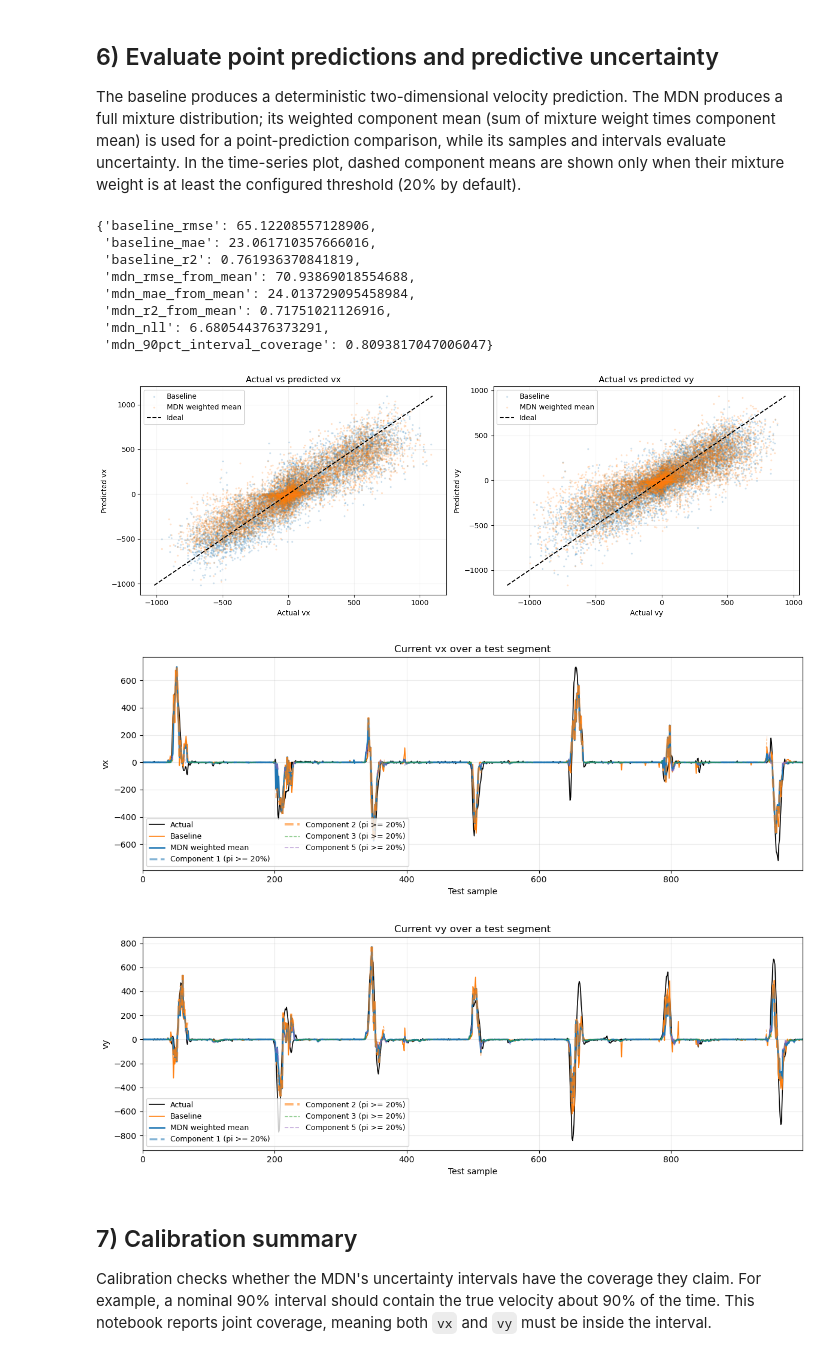
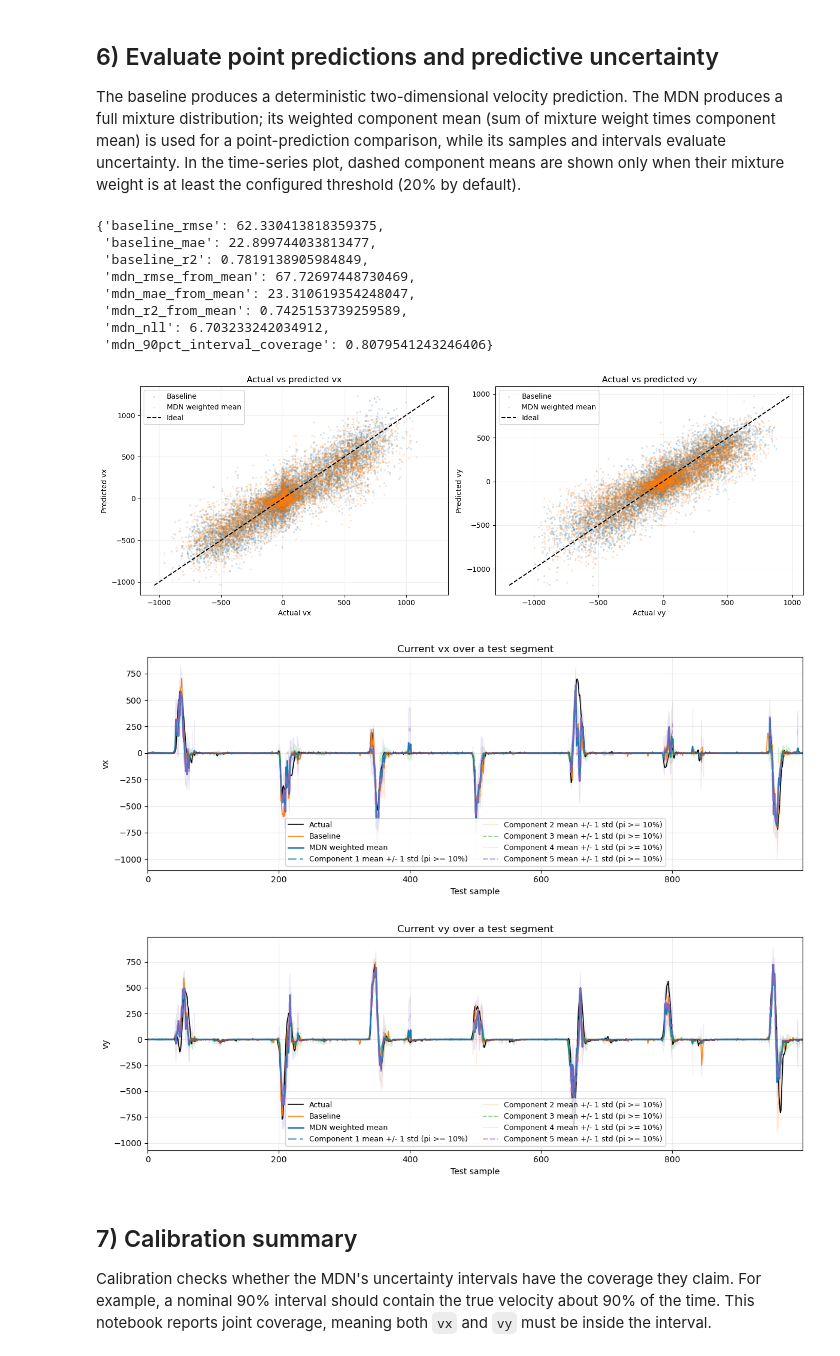
Before and after one commit to angelrodriguez0617/mdn-motor-decoding, a Jupyter notebook: mdn_future_motor_intent.ipynb, the cells around one changed output. Cells and saved outputs as stored; diff of their text form; code cells hidden in the pictures.

```diff
--- a/mdn_future_motor_intent.ipynb
+++ b/mdn_future_motor_intent.ipynb
@@ -337,8 +337,9 @@ id
 
 The training and validation/test partitions below are temporal partitions of the labeled training recording. Both models use exactly the same inputs and current-velocity targets, so their deterministic predictions can be compared fairly.
 # %%
-# Rebin from 1 ms to 20 ms; horizon_bins=0 decodes current velocity.
-dataset.resample(20)
+# Rebin from 1 ms to 20 ms;
+bin_size = 20
+dataset.resample(bin_size)
 data = dataset.data
 
 spike_data = data["spikes"]
@@ -361,12 +362,15 @@ spikes_m1 = spikes_m1[valid]
 spikes_pmd = spikes_pmd[valid]
 velocity = velocity[valid]
 
+window_ms = 100 # window size in ms
+horizon_ms = 100 # horizon_ms=0 decodes current velocity.
+
 neural, vel = prepare_mc_maze_arrays(spikes_m1, spikes_pmd, velocity)
 X, y = build_windowed_features(
     neural,
     vel,
-    window_bins=5,
-    horizon_bins=0,
+    window_bins=window_ms // bin_size,
+    horizon_bins=horizon_ms // bin_size,
 )
 
 (train_X, train_y), (val_X, val_y), (test_X, test_y) = split_train_val_test(X, y)
@@ -555,14 +561,14 @@ results = {
 
 results
 # %% [output]
-{'baseline_rmse': 65.12208557128906,
- 'baseline_mae': 23.061710357666016,
- 'baseline_r2': 0.761936370841819,
- 'mdn_rmse_from_mean': 70.93869018554688,
- 'mdn_mae_from_mean': 24.013729095458984,
- 'mdn_r2_from_mean': 0.71751021126916,
- 'mdn_nll': 6.680544376373291,
- 'mdn_90pct_interval_coverage': 0.8093817047006047}
+{'baseline_rmse': 62.330413818359375,
+ 'baseline_mae': 22.899744033813477,
+ 'baseline_r2': 0.7819138905984849,
+ 'mdn_rmse_from_mean': 67.72697448730469,
+ 'mdn_mae_from_mean': 23.310619354248047,
+ 'mdn_r2_from_mean': 0.7425153739259589,
+ 'mdn_nll': 6.703233242034912,
+ 'mdn_90pct_interval_coverage': 0.8079541243246406}
 # %%
 # Compare point predictions.
 fig, axes = plt.subplots(1, 2, figsize=(14, 5))
@@ -588,7 +594,7 @@ from matplotlib.collections import LineCollection
 # Use a shorter segment and separate figures so individual curves remain readable.
 n_plot = min(1000, len(Y))
 time = np.arange(n_plot)
-component_threshold = 0.20
+component_threshold = 0.10
 
 for i, label in enumerate(["vx", "vy"]):
     fig, ax = plt.subplots(figsize=(12, 4.5))
@@ -615,36 +621,36 @@ for i, label in enumerate(["vx", "vy"]):
         lower = np.where(active, component_mean - component_std, np.nan)
         upper = np.where(active, component_mean + component_std, np.nan)
         ax.fill_between(
             time,
             lower,
             upper,
             color=plt.cm.tab10(k % 10),
             alpha=0.12,
         )
 
         if segments:
             component_line = LineCollection(
                 segments,
                 linewidths=segment_widths,
                 colors=plt.cm.tab10(k % 10),
                 linestyles="--",
                 alpha=0.55,
                 label=f"Component {k + 1} mean +/- 1 std (pi >= {component_threshold:.0%})",
             )
             ax.add_collection(component_line)
 
     ax.set_xlabel("Test sample")
     ax.set_ylabel(label)
     ax.set_title(f"Current {label} over a test segment")
     ax.grid(True, alpha=0.25)
     ax.margins(x=0)
     ax.legend(ncol=2, fontsize=9, loc="best")
     plt.tight_layout()
     plt.show()
 # %% [output]
-[figure, old version]
+[figure, new version]
-[figure, old version]
+[figure, new version]
-[figure, old version]
+[figure, new version]
 # %% [markdown]
 ## 7) Calibration summary
 
```
Also changed, not shown: parts of 2 cells of this notebook.
